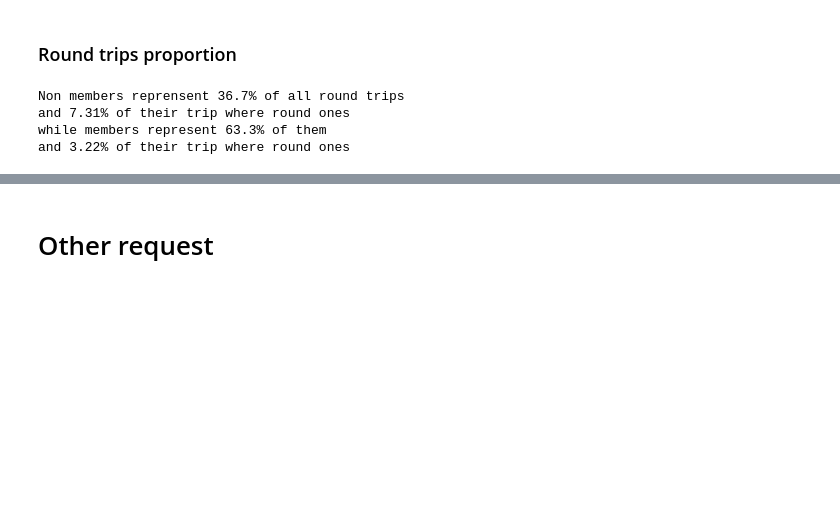
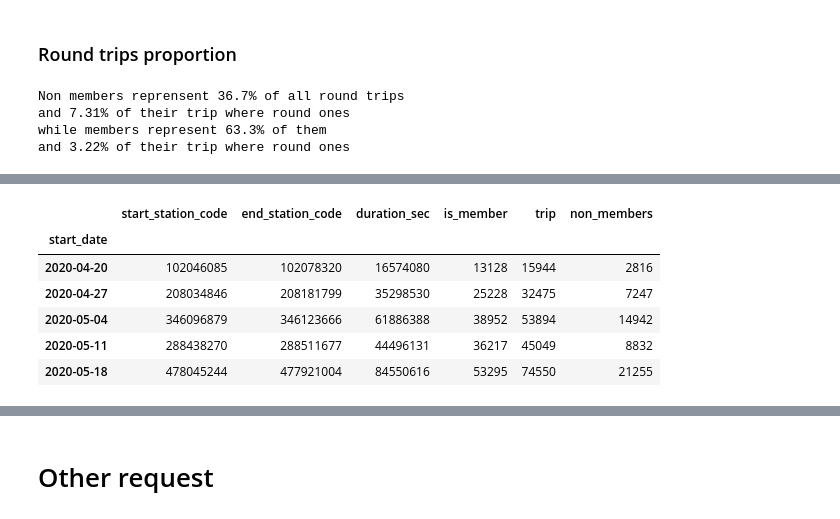
Before and after one commit to srasetti/bixi, a Jupyter notebook: Bixi.ipynb, the cells around one changed output, grey strips where cells are left out. Saved outputs shown, nothing was run; the diff lists cells and outputs as text; code cells hidden in the pictures; blank space fills up the shorter version.

```diff
--- a/Bixi.ipynb
+++ b/Bixi.ipynb
@@ -532,0 +568,10 @@ and 3.22% of their trip where round ones
+# %%
+resampled_df.head()
+# %% [output]
+|  | start_station_code | end_station_code | duration_sec | is_member | trip | non_members |
+| start_date |  |  |  |  |  |  |
+| 2020-04-20 | 102046085 | 102078320 | 16574080 | 13128 | 15944 | 2816 |
+| 2020-04-27 | 208034846 | 208181799 | 35298530 | 25228 | 32475 | 7247 |
+| 2020-05-04 | 346096879 | 346123666 | 61886388 | 38952 | 53894 | 14942 |
+| 2020-05-11 | 288438270 | 288511677 | 44496131 | 36217 | 45049 | 8832 |
+| 2020-05-18 | 478045244 | 477921004 | 84550616 | 53295 | 74550 | 21255 |
```
Also changed, not shown: parts of 10 cells of this notebook, 1 other file.
